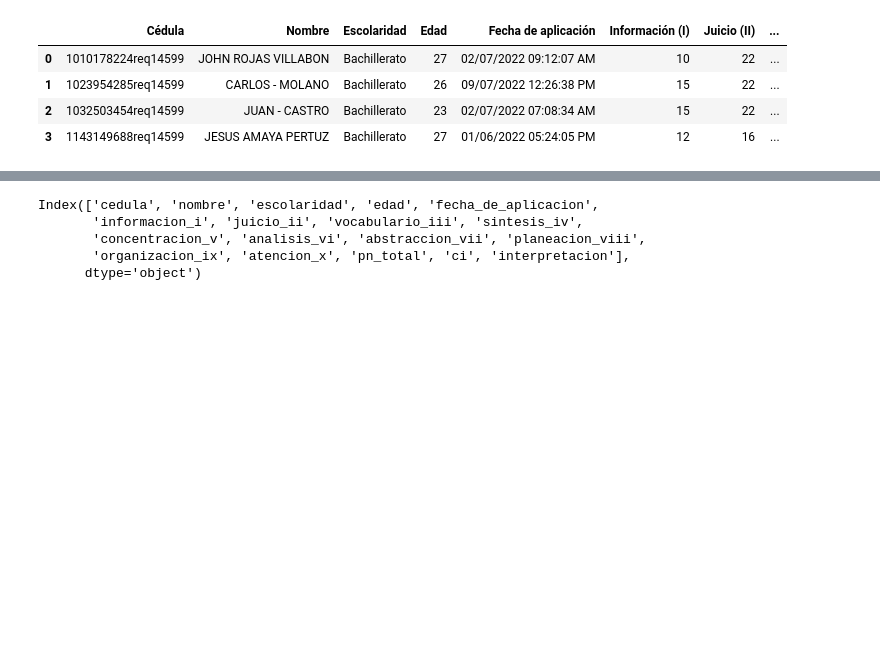
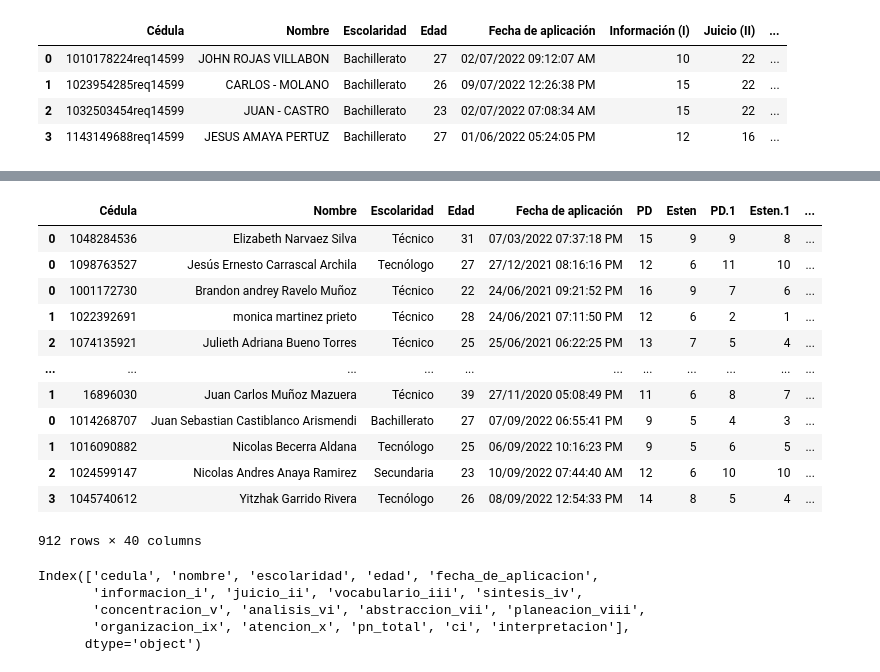
Before and after one commit to HQ5SAS/LABORATORIO_JAZZ, a Jupyter notebook: psicotecnicasAsociate.ipynb, the cells around one changed output, grey strips where cells are left out. Cells and saved outputs as stored; diff of their text form; code cells hidden in the pictures; blank space fills up the shorter version.

```diff
--- a/psicotecnicasAsociate.ipynb
+++ b/psicotecnicasAsociate.ipynb
@@ -533,3 +551,19 @@ pruebaCleaver
+# %%
+pruebaFP16
+# %% [output]
+|  | Cédula | Nombre | Escolaridad | Edad | Fecha de aplicación | PD | Esten | PD.1 | Esten.1 | ... |
+| 0 | 1048284536 | Elizabeth Narvaez Silva | Técnico | 31 | 07/03/2022 07:37:18 PM | 15 | 9 | 9 | 8 | ... |
+| 0 | 1098763527 | Jesús Ernesto Carrascal Archila | Tecnólogo | 27 | 27/12/2021 08:16:16 PM | 12 | 6 | 11 | 10 | ... |
+| 0 | 1001172730 | Brandon andrey Ravelo Muñoz | Técnico | 22 | 24/06/2021 09:21:52 PM | 16 | 9 | 7 | 6 | ... |
+| 1 | 1022392691 | monica martinez prieto | Técnico | 28 | 24/06/2021 07:11:50 PM | 12 | 6 | 2 | 1 | ... |
+| 2 | 1074135921 | Julieth Adriana Bueno Torres | Técnico | 25 | 25/06/2021 06:22:25 PM | 13 | 7 | 5 | 4 | ... |
+| ... | ... | ... | ... | ... | ... | ... | ... | ... | ... | ... |
+| 1 | 16896030 | Juan Carlos Muñoz Mazuera | Técnico | 39 | 27/11/2020 05:08:49 PM | 11 | 6 | 8 | 7 | ... |
+| 0 | 1014268707 | Juan Sebastian Castiblanco Arismendi | Bachillerato | 27 | 07/09/2022 06:55:41 PM | 9 | 5 | 4 | 3 | ... |
+| 1 | 1016090882 | Nicolas Becerra Aldana | Tecnólogo | 25 | 06/09/2022 10:16:23 PM | 9 | 5 | 6 | 5 | ... |
+| 2 | 1024599147 | Nicolas Andres Anaya Ramirez | Secundaria | 23 | 10/09/2022 07:44:40 AM | 12 | 6 | 10 | 10 | ... |
+| 3 | 1045740612 | Yitzhak Garrido Rivera | Tecnólogo | 26 | 08/09/2022 12:54:33 PM | 14 | 8 | 5 | 4 | ... |
+912 rows × 40 columns
 # %%
 column_names = []
 for x in tablaPsicoweb.columns:
```
Also changed, not shown: parts of 5 cells of this notebook, 1 other file.
